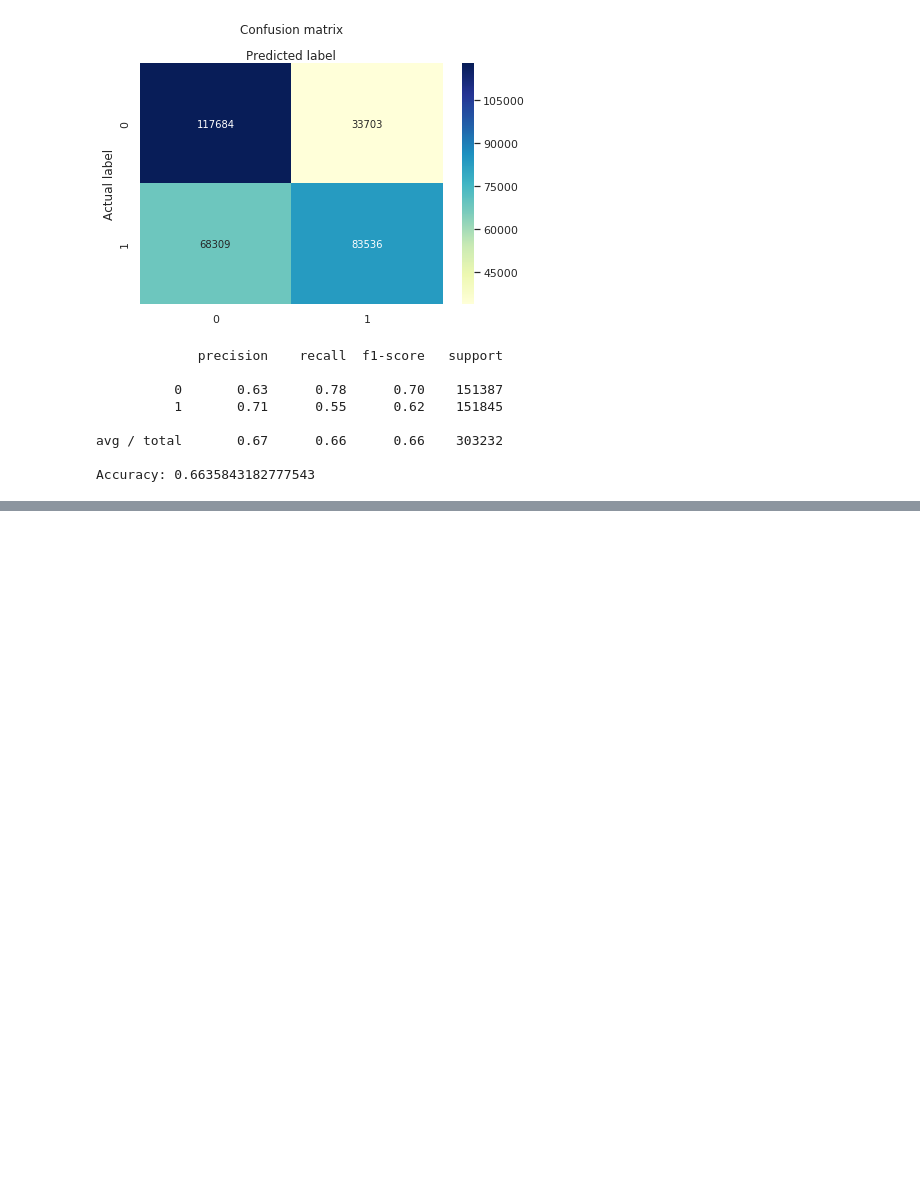
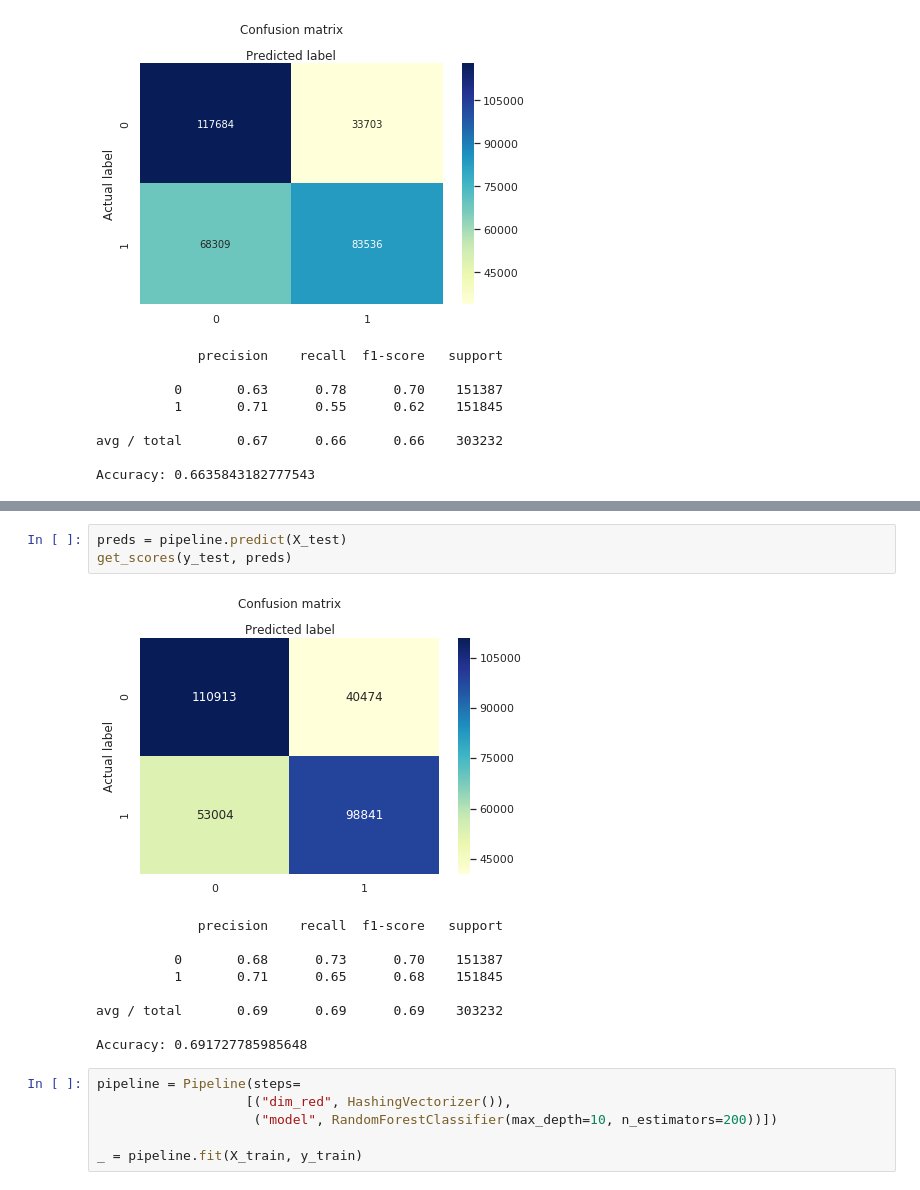
Before and after one commit to MatiGoldman/itc-sarcasm-detector-project, a Jupyter notebook: 3-Modeling.ipynb, the cells around one changed output, grey strips where cells are left out. Drawn from its saved outputs; the diff is of its cells as text; blank space fills up the shorter version.

```diff
--- a/3-Modeling.ipynb
+++ b/3-Modeling.ipynb
@@ -332,0 +365,19 @@ Accuracy: 0.6635843182777543
+# %%
+preds = pipeline.predict(X_test)
+get_scores(y_test, preds)
+# %% [output]
+[figure, added]
+             precision    recall  f1-score   support
+
+          0       0.68      0.73      0.70    151387
+          1       0.71      0.65      0.68    151845
+
+avg / total       0.69      0.69      0.69    303232
+
+Accuracy: 0.691727785985648
+# %%
+pipeline = Pipeline(steps=
+                   [("dim_red", HashingVectorizer()),
+                    ("model", RandomForestClassifier(max_depth=10, n_estimators=200))])
+
+_ = pipeline.fit(X_train, y_train)
```
Also changed, not shown: parts of 30 cells of this notebook.
